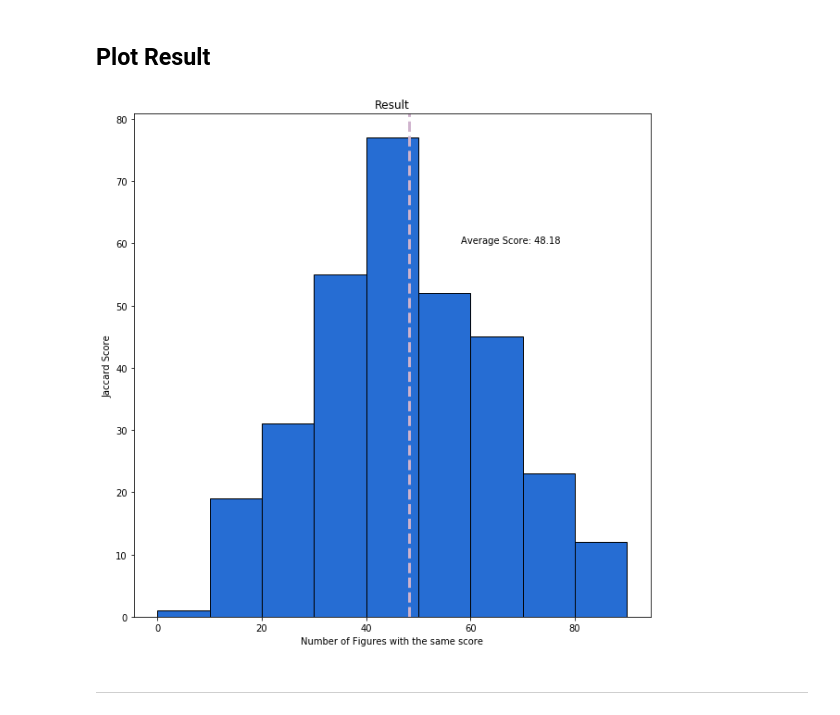
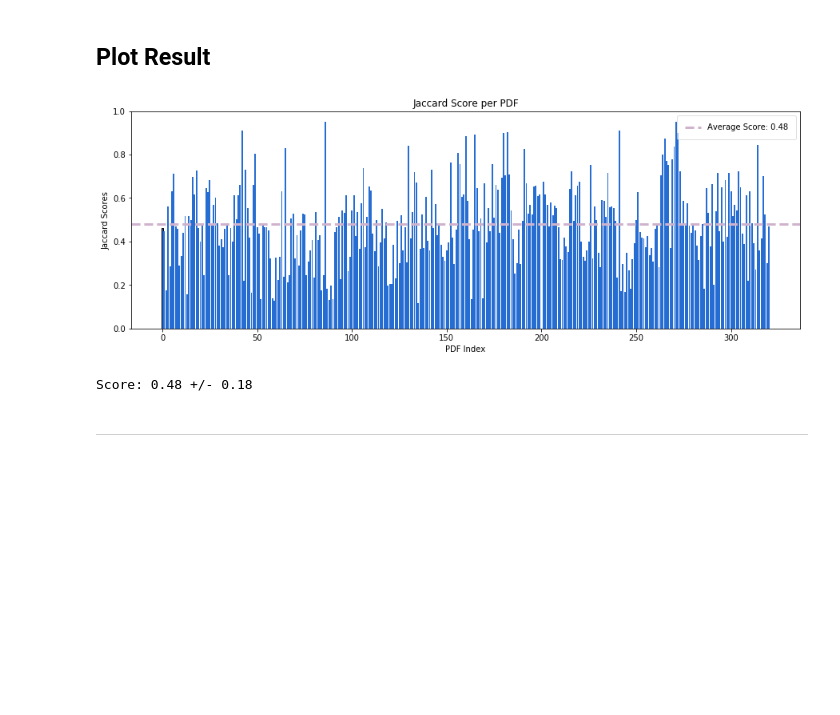
Before and after one commit to danielmoreira/sciint, a Jupyter notebook: Content Segmentation.ipynb, the cells around one changed output. Cells and saved outputs as stored; diff of their text form; code cells hidden in the pictures; blank space fills up the shorter version.

Commit message:
Update Plot

```diff
--- a/Content Segmentation.ipynb
+++ b/Content Segmentation.ipynb
@@ -122,19 +122,23 @@ Done
 # %% [markdown]
 ## Plot Result
 # %%
-y = np.array(score)*100
+y = np.array(score)
 x = np.arange(len(score))
 
-plt.figure(figsize=(10,10))
-plt.hist(y, bins=np.arange(0,100,10),facecolor='#266DD3',edgecolor='black')
-plt.axvline(y.mean(), color='#CFB3CD', linestyle='dashed', linewidth=3)
-plt.text(y.mean()+10, 60, 'Average Score: {:.2f}'.format(y.mean()))
-plt.title("Result")
-plt.xlabel('Number of Figures with the same score')
-plt.ylabel("Jaccard Score")
+plt.figure(figsize=(15,5))
+plt.axhline(y.mean(), color='#CFB3CD', linestyle='dashed', linewidth=3,label=f'Average Score: {y.mean():.2f}')
+plt.bar(x, score, facecolor='#266DD3',edgecolor='black')
+plt.title("Jaccard Score per PDF")
+plt.xlabel('PDF Index')
+plt.ylabel("Jaccard Scores")
+plt.legend(fancybox=True, framealpha=0.6, borderpad=1)
+
 plt.show()
+
+print(f"Score: {y.mean():.2f} +/- {y.std():.2f}")
 # %% [output]
-[figure, old version]
+[figure, new version]
+Score: 0.48 +/- 0.18
 # %% [markdown]
 ----
 # %% [markdown]
```
Also changed, not shown: parts of 5 cells of this notebook.
